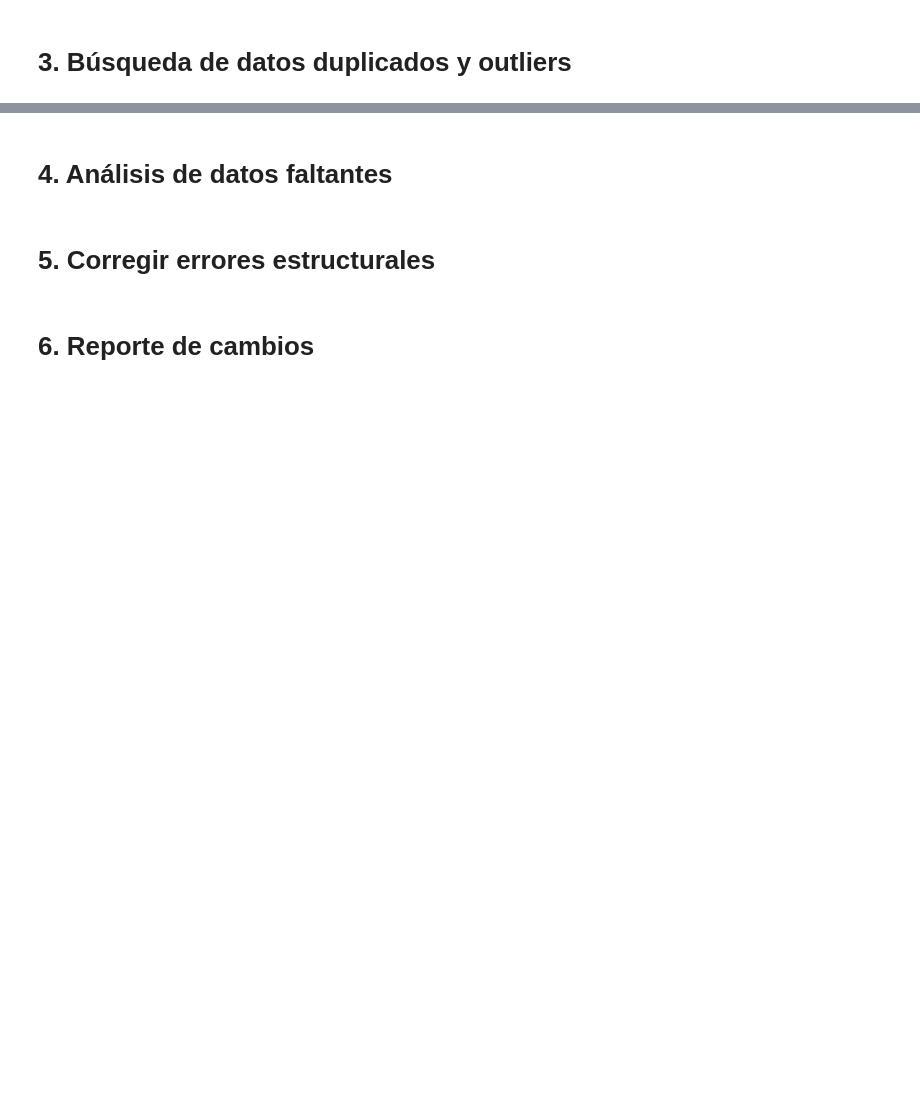
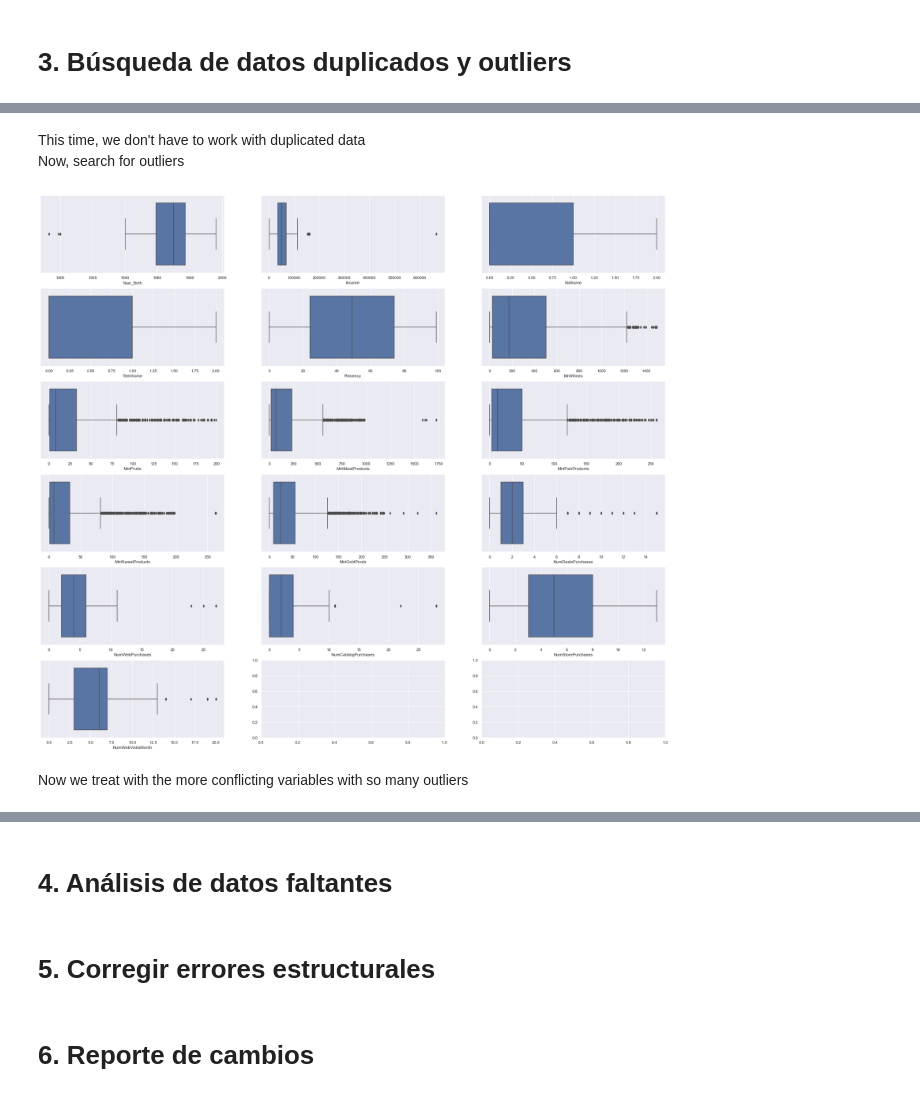
Before and after one commit to Giovanni2414/analytics-solutions-portfolio, a Jupyter notebook: Codigo/ExploratoryDataAnalysis.ipynb, the cells around one changed output, grey strips where cells are left out. Saved outputs shown, nothing was run; the diff lists cells and outputs as text; code cells hidden in the pictures; blank space fills up the shorter version.

```diff
--- a/Codigo/ExploratoryDataAnalysis.ipynb
+++ b/Codigo/ExploratoryDataAnalysis.ipynb
@@ -98,0 +175,23 @@ dtype: float64
+# %% [markdown]
+This time, we don't have to work with duplicated data <br> Now, search for outliers
+# %%
+fig, axes = plt.subplots(6,3)
+sns.set(rc={'figure.figsize':(31.7,28.27)})
+
+df_mod = df.copy()
+df_mod.drop(labels=["Response","Z_Revenue","Z_CostContact","Complain","Dt_Customer","ID","AcceptedCmp3","AcceptedCmp4","AcceptedCmp5","AcceptedCmp2","AcceptedCmp1","Education","Marital_Status"], inplace=True, axis=1)
+
+z = 0
+y = 0
+for x in range (0, len(df_mod.columns)):
+    sns.boxplot(data=df_mod, x=df_mod.columns[x], ax=axes[z,y])
+    y += 1
+    if y == 3:
+        y = 0
+        z += 1
+
+plt.show()
+# %% [output]
+[figure, added]
+# %% [markdown]
+Now we treat with the more conflicting variables with so many outliers
```
Also changed, not shown: parts of 11 cells of this notebook.
